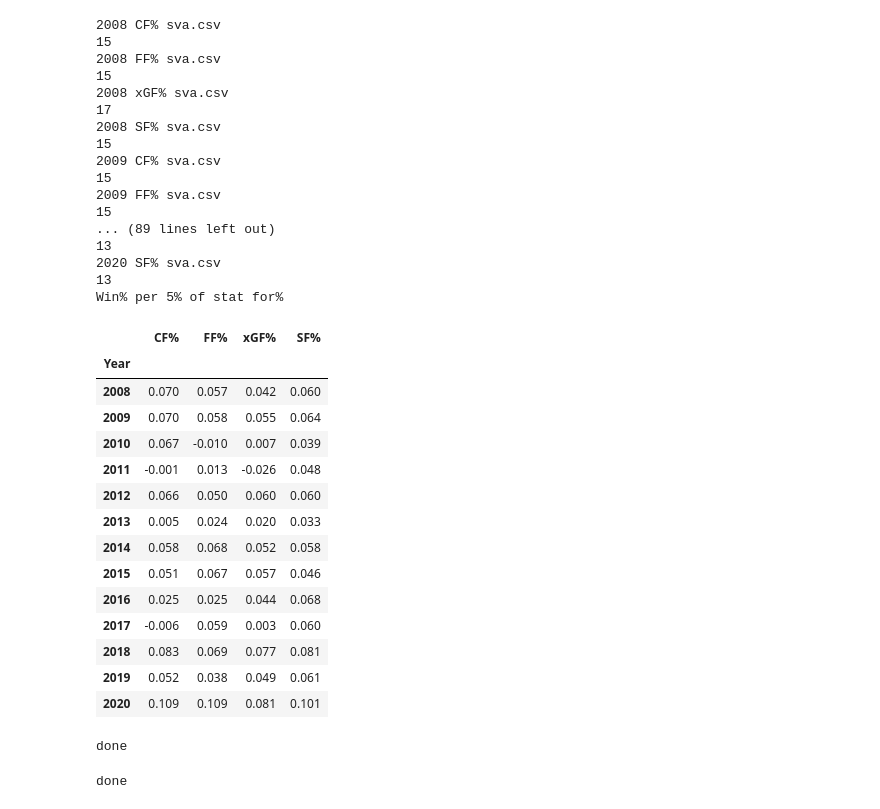
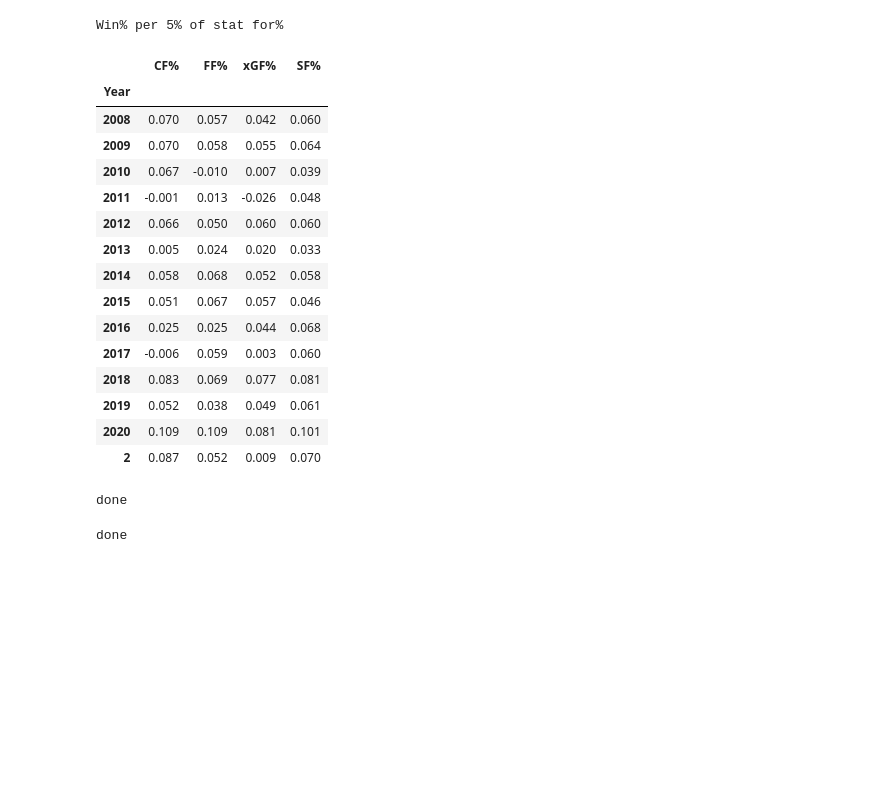
Before and after one commit to DaBeeZy/NHLStuff, a Jupyter notebook: NST Trimmer.ipynb, the cells around one changed output. Cells and saved outputs as stored; diff of their text form; code cells hidden in the pictures; blank space fills up the shorter version.

```diff
--- a/NST Trimmer.ipynb
+++ b/NST Trimmer.ipynb
@@ -128,7 +408,7 @@ stat = ['CF%','FF%','xGF%','SF%']
 cTable = pd.read_csv('StatEqn.csv',index_col = 'Year')
 
 for i in range(len(stat)):
-    file = year[j] + ' ' + stat[i] + ' ' + 'sva.csv'
+    file = year + ' ' + stat[i] + ' ' + 'sva.csv'
     sTable = pd.read_csv(file,sep=',')
     gTable = pd.DataFrame(sTable['Perc'].tolist(),index = ['0%-4%','5%-9%','10%-14%','15%-19%','20%-24%','25%-29%','30%-34%','35%-39%','40%-44%','45%-49%','50%-54%','55%-59%','60%-64%','65%-69%','70%-74%','75%-79%','80%-84%','85%-89%','90%-94%','95%-100%'], columns = ['Percent'])
     count = 21
@@ -138,49 +418,34 @@ for i in range(len(stat)):
     y = gTable['Percent']
     slope, intercept, r_value, p_value, std_err = stats.linregress(x,y)
     eqn = slope * x + intercept
     eqnstr = 'y = '+ str(round(slope,3))+'x + '+str(round(intercept,3))
     rsq = r_value**2
     s = round(slope,3)
 
     cTable.at[int(year[j]),stat[i]] = s
 cTable.to_csv('StatEqn.csv')
 
 print('Win% per 5% of stat for%')
 display(cTable)
 print('done')
 # %% [output]
-2008 CF% sva.csv
-15
-2008 FF% sva.csv
-15
-2008 xGF% sva.csv
-17
-2008 SF% sva.csv
-15
-2009 CF% sva.csv
-15
-2009 FF% sva.csv
-15
-... (89 lines left out)
-13
-2020 SF% sva.csv
-13
 Win% per 5% of stat for%
 |  | CF% | FF% | xGF% | SF% |
 | Year |  |  |  |  |
 | 2008 | 0.070 | 0.057 | 0.042 | 0.060 |
 | 2009 | 0.070 | 0.058 | 0.055 | 0.064 |
 | 2010 | 0.067 | -0.010 | 0.007 | 0.039 |
 | 2011 | -0.001 | 0.013 | -0.026 | 0.048 |
 | 2012 | 0.066 | 0.050 | 0.060 | 0.060 |
 | 2013 | 0.005 | 0.024 | 0.020 | 0.033 |
 | 2014 | 0.058 | 0.068 | 0.052 | 0.058 |
 | 2015 | 0.051 | 0.067 | 0.057 | 0.046 |
 | 2016 | 0.025 | 0.025 | 0.044 | 0.068 |
 | 2017 | -0.006 | 0.059 | 0.003 | 0.060 |
 | 2018 | 0.083 | 0.069 | 0.077 | 0.081 |
 | 2019 | 0.052 | 0.038 | 0.049 | 0.061 |
 | 2020 | 0.109 | 0.109 | 0.081 | 0.101 |
+| 2 | 0.087 | 0.052 | 0.009 | 0.070 |
 done
 # %%
 import pandas as pd
```
Also changed, not shown: parts of 5 cells of this notebook, 4 other files.
